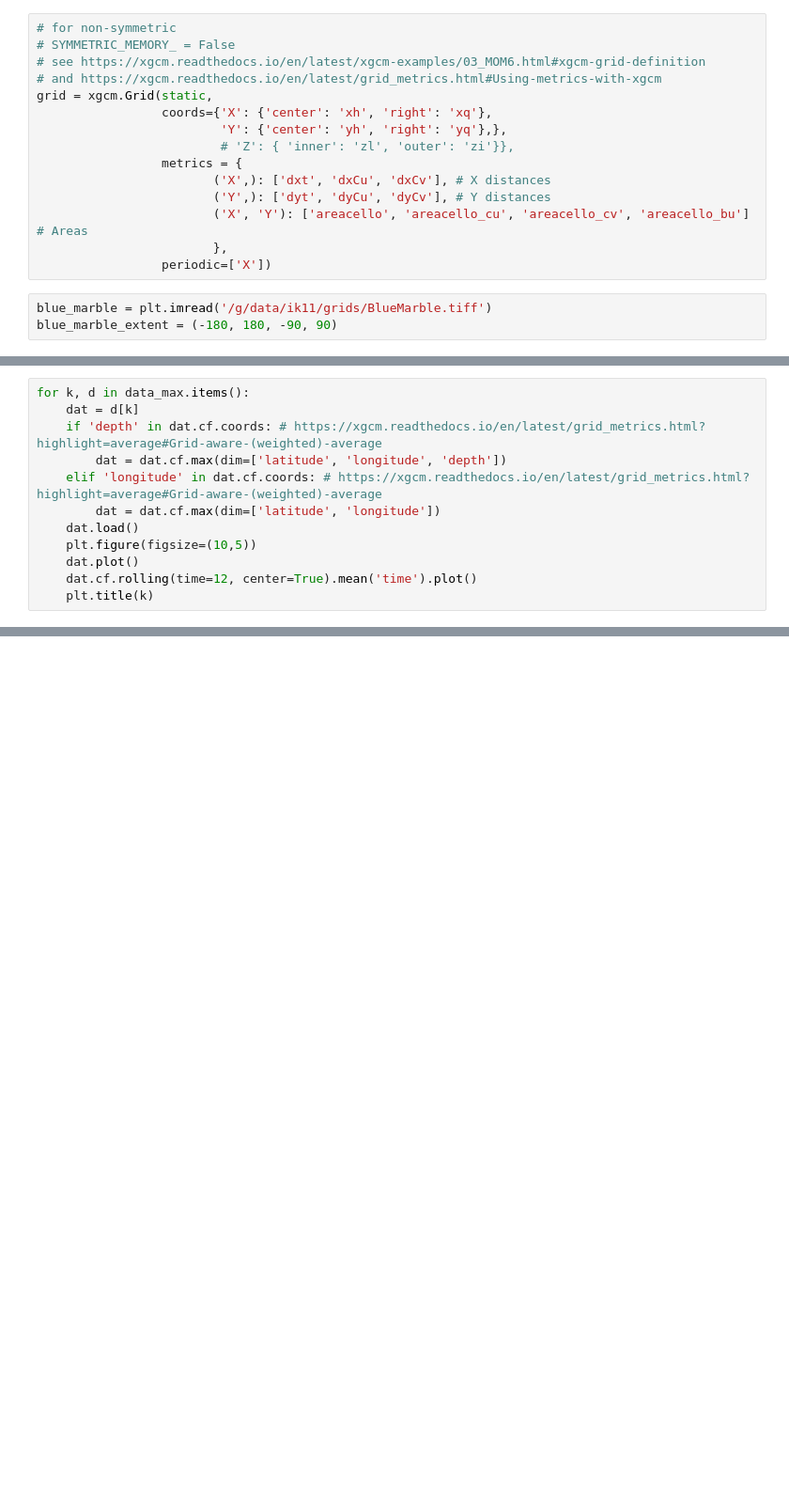
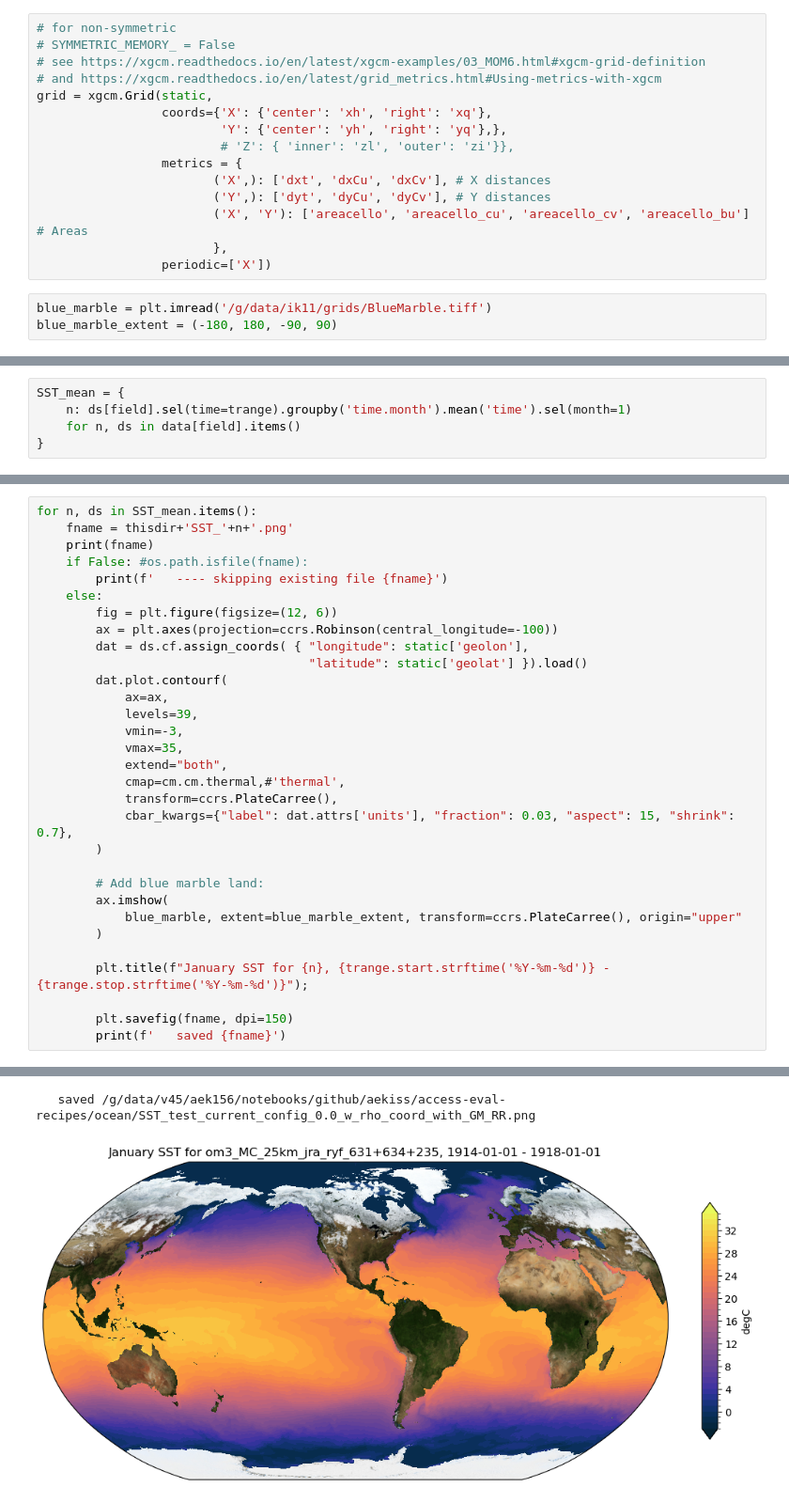
Before and after one commit to ACCESS-NRI/access-eval-recipes, a Jupyter notebook: ocean/SST-025.ipynb, the cells around one changed output, grey strips where cells are left out. Shown at 94% size. Saved outputs shown, nothing was run; the diff lists cells and outputs as text; blank space fills up the shorter version.

```diff
--- a/ocean/SST-025.ipynb
+++ b/ocean/SST-025.ipynb
@@ -667,12 +351,0 @@ for k, d in data_min.items():
-# %%
-for k, d in data_max.items():
-    dat = d[k]
-    if 'depth' in dat.cf.coords: # https://xgcm.readthedocs.io/en/latest/grid_metrics.html?highlight=average#Grid-aware-(weighted)-average
-        dat = dat.cf.max(dim=['latitude', 'longitude', 'depth'])
-    elif 'longitude' in dat.cf.coords: # https://xgcm.readthedocs.io/en/latest/grid_metrics.html?highlight=average#Grid-aware-(weighted)-average
-        dat = dat.cf.max(dim=['latitude', 'longitude'])
-    dat.load()
-    plt.figure(figsize=(10,5))
-    dat.plot()
-    dat.cf.rolling(time=12, center=True).mean('time').plot()
-    plt.title(k)
@@ -678,0 +370,5 @@ for k, d in data_max.items():
+# %%
+SST_mean = {
+    n: ds[field].sel(time=trange).groupby('time.month').mean('time').sel(month=1)
+    for n, ds in data[field].items()
+}
@@ -678,0 +400,32 @@ for k, d in data_max.items():
+# %%
+for n, ds in SST_mean.items():
+    fname = thisdir+'SST_'+n+'.png'
+    print(fname)
+    if False: #os.path.isfile(fname):
+        print(f'   ---- skipping existing file {fname}')
+    else:
+        fig = plt.figure(figsize=(12, 6))
+        ax = plt.axes(projection=ccrs.Robinson(central_longitude=-100))
+        dat = ds.cf.assign_coords( { "longitude": static['geolon'],
+                                     "latitude": static['geolat'] }).load()
+        dat.plot.contourf(
+            ax=ax,
+            levels=39,
+            vmin=-3,
+            vmax=35,
+            extend="both",
+            cmap=cm.cm.thermal,#'thermal',
+            transform=ccrs.PlateCarree(),
+            cbar_kwargs={"label": dat.attrs['units'], "fraction": 0.03, "aspect": 15, "shrink": 0.7},
+        )
+
+        # Add blue marble land:
+        ax.imshow(
+            blue_marble, extent=blue_marble_extent, transform=ccrs.PlateCarree(), origin="upper"
+        )
+
+        plt.title(f"January SST for {n}, {trange.start.strftime('%Y-%m-%d')} - {trange.stop.strftime('%Y-%m-%d')}");
+
+        plt.savefig(fname, dpi=150)
+        print(f'   saved {fname}')
+# %% [output]
@@ -678,0 +445,2 @@ for k, d in data_max.items():
+   saved /g/data/v45/aek156/notebooks/github/aekiss/access-eval-recipes/ocean/SST_test_current_config_0.0_w_rho_coord_with_GM_RR.png
+[figure, added]
```
Also changed, not shown: parts of 85 cells of this notebook, 3 other files.
